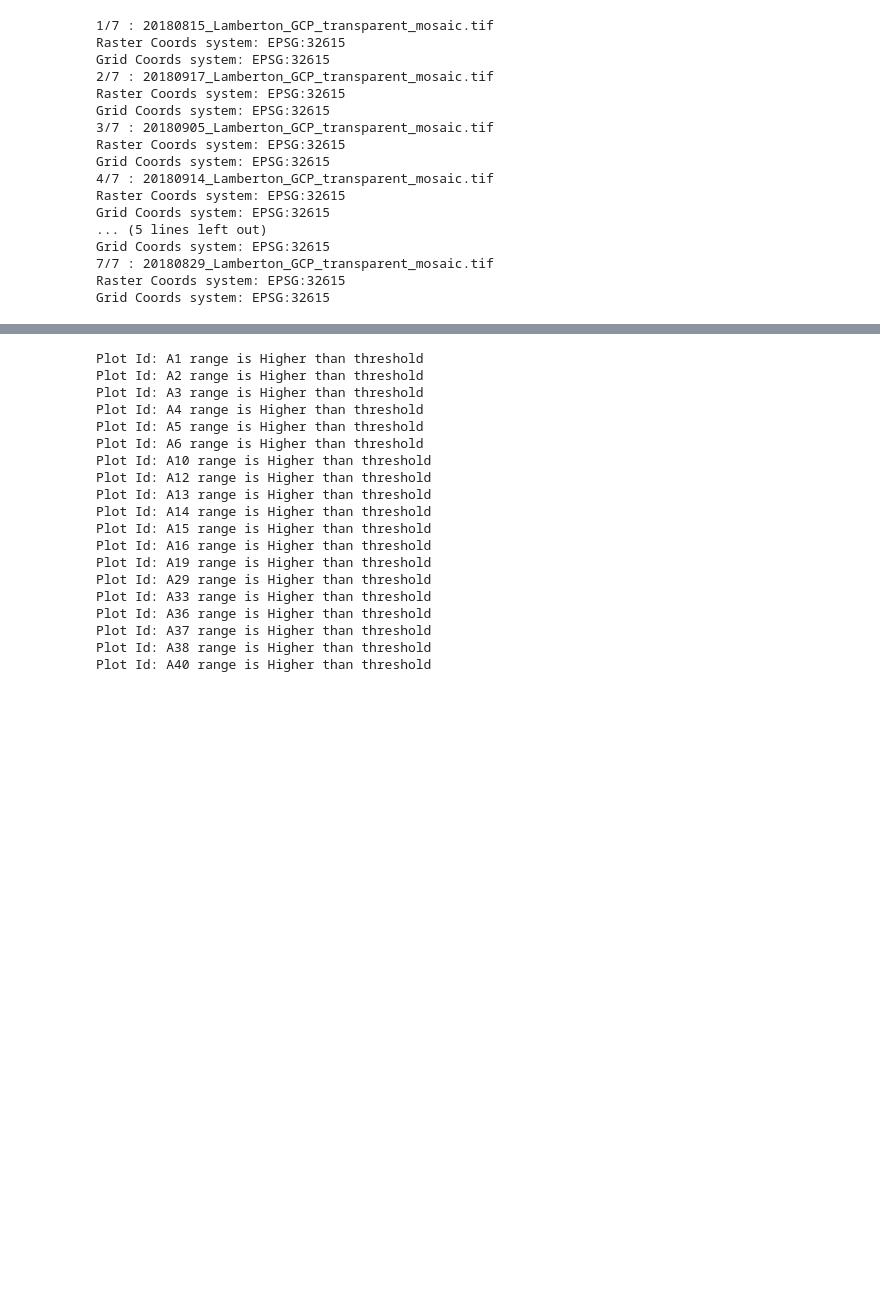
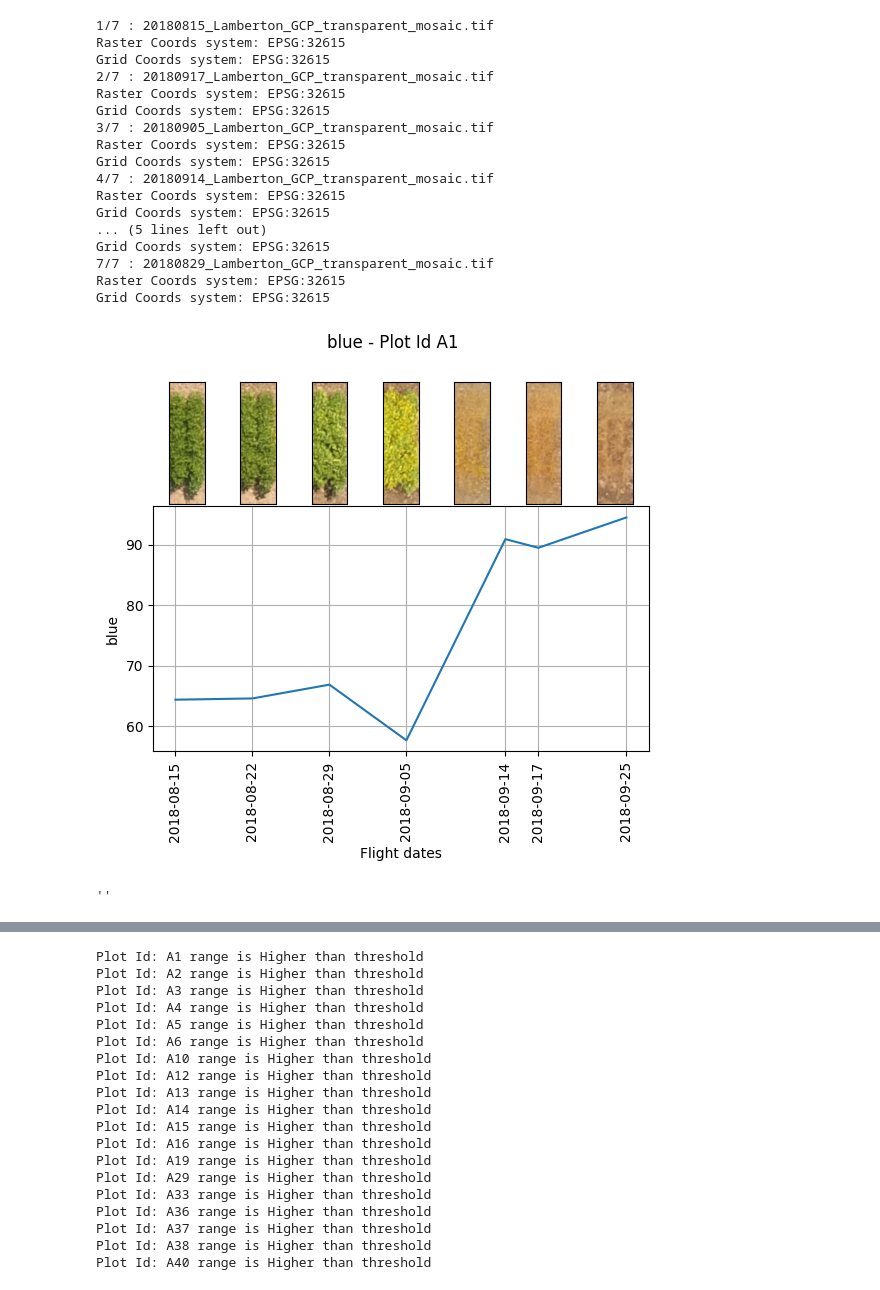
Before and after one commit to JMFiore/Pynomic, a Jupyter notebook: add_on/trialsl.ipynb, the cells around one changed output, grey strips where cells are left out. Drawn from its saved outputs; the diff is of its cells as text; code cells hidden in the pictures; blank space fills up the shorter version.

```diff
--- a/add_on/trialsl.ipynb
+++ b/add_on/trialsl.ipynb
@@ -25,3 +29,12 @@ Grid Coords system: EPSG:32615
 7/7 : 20180829_Lamberton_GCP_transparent_mosaic.tif
 Raster Coords system: EPSG:32615
 Grid Coords system: EPSG:32615
+# %%
+axiss = vuelos.plot.RGB_image_timeline(band_name = 'blue', n_id = 'A1', Red = 'red', Blue = 'blue', Green = 'green'
+                                        )
+# %% [output]
+[figure, added]
+# %%
+axiss[1].get_title()
+# %% [output]
+''
```
Also changed, not shown: parts of 25 cells of this notebook, 6 other files.
